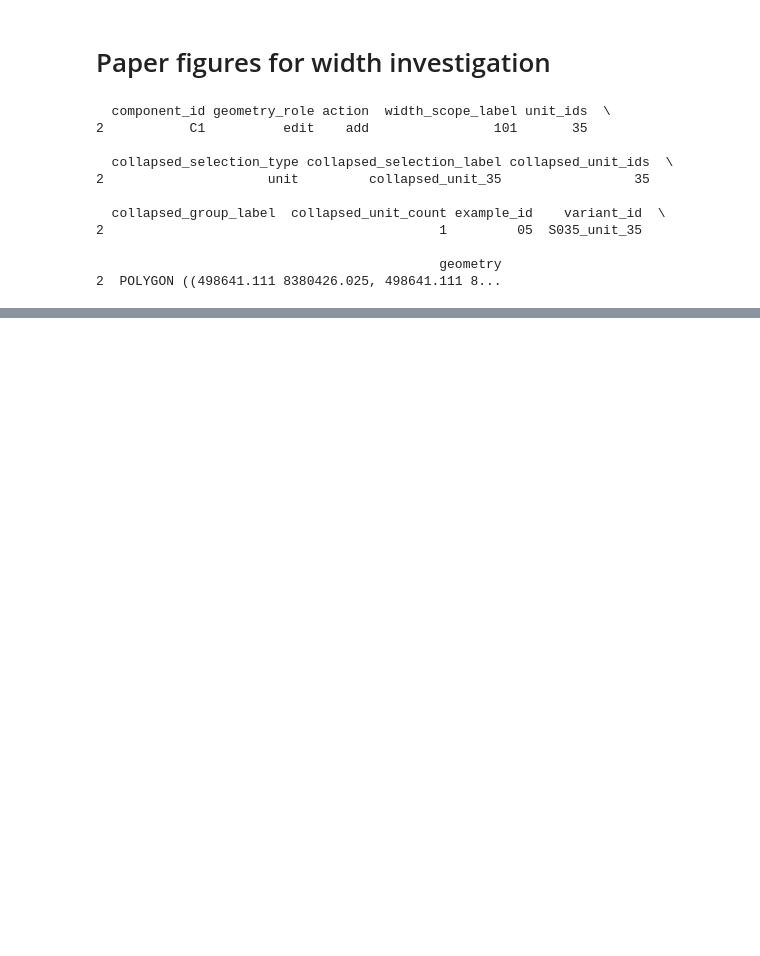
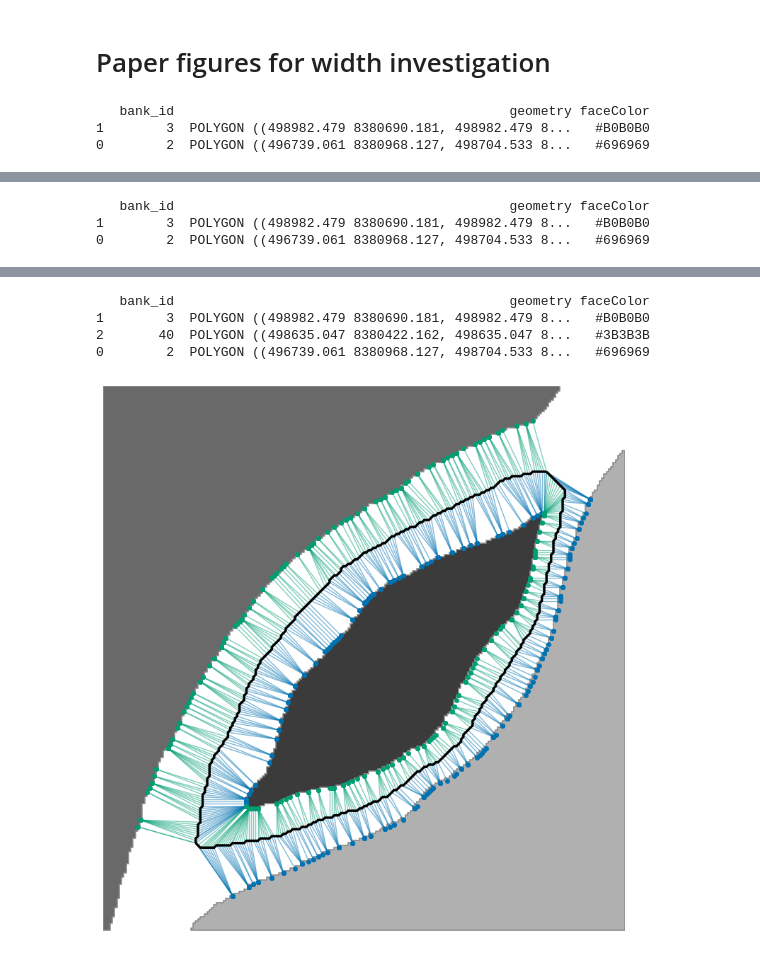
Before and after one commit to niekcde/river_hierarchy, a Jupyter notebook: RAPID/notebooks/width_investigation.ipynb, the cells around one changed output, grey strips where cells are left out. Cells and saved outputs as stored; diff of their text form; code cells hidden in the pictures; blank space fills up the shorter version.

```diff
--- a/RAPID/notebooks/width_investigation.ipynb
+++ b/RAPID/notebooks/width_investigation.ipynb
@@ -1045,21 +1045,34 @@ from shapely.geometry import box, shape
 
 
 
-def dt_view(state_dir, link_id, collapse = True):
+def dt_view(state_dir, link_ids, collapse=True,
+            bankColors = ['#B0B0B0', '#696969', '#3B3B3B']):
+
+    # Accept e.g. 103 or [103, 104, 105]
+    if np.isscalar(link_ids):
+        link_ids = [link_ids]
+    else:
+        link_ids = list(link_ids)
+
     manifest = json.loads((state_dir / "summary" / "variant_manifest.json").read_text())
     directed_links = gpd.read_file(manifest["output_paths"]["directed_links"])
     samples = pd.read_csv(state_dir / "widths" / "link_width_samples.csv")
     edit_geoms = gpd.read_file(manifest["output_paths"]["edit_geometries"])
 
-    link = directed_links.loc[directed_links["id_link"].eq(link_id)].copy()
-
+    link = directed_links.loc[directed_links["id_link"].isin(link_ids)].copy()
     s = (
-        samples.loc[samples["id_link"].eq(link_id)]
+        samples.loc[samples["id_link"].isin(link_ids)]
         .copy()
-        .sort_values("sample_index")
+        .sort_values(["id_link", "sample_index"])
         .reset_index(drop=True)
     )
     s_valid = s.loc[~s["width_invalid"].fillna(False)].iloc[::step].copy()
+
+    missing_ids = sorted(set(link_ids) - set(link["id_link"]))
+    if missing_ids:
+        raise ValueError(f"Link ID(s) not present in this variant: {missing_ids}")
+    if s_valid.empty:
+        raise ValueError(f"No valid width samples for link ID(s): {link_ids}")
 
     # AOI from current plot contents
     xs = np.r_[link.total_bounds[[0, 2]], s_valid["x"], s_valid["left_bank_x"], s_valid["right_bank_x"]]
@@ -1102,16 +1115,15 @@ def dt_view(state_dir, link_id, collapse = True):
     fig, ax = plt.subplots(figsize=(10, 10))
 
     # local bank polygons
-    bankColors = ['#B0B0B0', '#696969', '#3B3B3B', "#3C3C3C", "#2F2F2F", "#1F1F1F", "#0F0F0F"]
     if not banks.empty:
         banks['faceColor'] = bankColors[:banks.shape[0]]
+        print(banks)
         banks.plot(ax=ax, facecolor=banks['faceColor'], edgecolor="0.55", linewidth=1.2, zorder=1)
         # for row in banks.itertuples():
         #     pt = row.geometry.representative_point()
         #     ax.text(pt.x, pt.y, f"B{row.bank_id}", fontsize=10, color="white", zorder=5)
 
     if collapse == True:
-        print(collapsed_island)
         if not collapsed_island.empty:
             collapsed_island.plot(ax=ax, facecolor="#FF9D00", edgecolor="darkgoldenrod", alpha=0.35, zorder=1.5)
         #     for row in collapsed_island.itertuples():
@@ -1132,44 +1144,56 @@ def dt_view(state_dir, link_id, collapse = True):
     # sample and bank target points
     # ax.scatter(s_valid["x"], s_valid["y"], s=10, color="black", label="center samples", zorder=4)
     ax.scatter(s_valid["left_bank_x"], s_valid["left_bank_y"], s=16, color=width_colors[0], label="left bank targets", zorder=4)
     ax.scatter(s_valid["right_bank_x"], s_valid["right_bank_y"], s=16, color=width_colors[1], label="right bank targets", zorder=4)
 
     # for row in s_valid.itertuples():
     #     ax.text(row.x, row.y, str(row.sample_index), fontsize=6, color="black")
 
     ax.set_xlim(aoi.bounds[0], aoi.bounds[2])
     ax.set_ylim(aoi.bounds[1], aoi.bounds[3])
     ax.set_aspect("equal")
     # ax.set_title(f"{state_dir.parent.name} | link {link_id} | bank targets + local banks")
     ax.axis("off")
     # ax.legend()
     dirc = '/Users/6256481/Desktop/PhD_icloud/projecten/river_hierarchy/paper/figuren/methode/'
-    plt.savefig(dirc + f"width_metric_link_{link_id}_bank_targets_{collapse}.png", dpi=300, bbox_inches="tight")
+    link_label = "_".join(map(str, link_ids))
+    plt.savefig(
+        dirc + f"width_metric_links_{link_label}_bank_targets_{collapse}.png",
+        dpi=300,
+        bbox_inches="tight",
+    )
     plt.show()
 
 
 # /Volumes/PhD/river_hierarchy/network_variants/output/05_indep__anchored/states/S035_unit_35/variant/directed
 network = '05'
-nid = '035'
+
 unit = '35'
 dirc = f'/Volumes/PhD/river_hierarchy/network_variants/output/{network}_indep__anchored/states/'
+
+nid = '035'
 state_dir = Path(dirc + f"S{nid}_unit_{unit}/variant/")
 link_id = 102
 step = 1
-
 dt_view(state_dir, link_id, collapse = True)
 dt_view(state_dir, link_id, collapse = False)
+['#B0B0B0', '#696969', '#3B3B3B']
+nid = '000'
+state_dir = Path(dirc + f"S{nid}_base/variant/")
+link_id = [103, 104]
+step = 1
+dt_view(state_dir, link_id, collapse = False, bankColors = ['#B0B0B0', '#3B3B3B','#696969'])
 # %% [output]
-  component_id geometry_role action  width_scope_label unit_ids  \
-2           C1          edit    add                101       35
-
-  collapsed_selection_type collapsed_selection_label collapsed_unit_ids  \
-2                     unit         collapsed_unit_35                 35
-
-  collapsed_group_label  collapsed_unit_count example_id    variant_id  \
-2                                           1         05  S035_unit_35
-
-                                            geometry
-2  POLYGON ((498641.111 8380426.025, 498641.111 8...
+   bank_id                                           geometry faceColor
+1        3  POLYGON ((498982.479 8380690.181, 498982.479 8...   #B0B0B0
+0        2  POLYGON ((496739.061 8380968.127, 498704.533 8...   #696969
 [figure]
+   bank_id                                           geometry faceColor
+1        3  POLYGON ((498982.479 8380690.181, 498982.479 8...   #B0B0B0
+0        2  POLYGON ((496739.061 8380968.127, 498704.533 8...   #696969
 [figure]
+   bank_id                                           geometry faceColor
+1        3  POLYGON ((498982.479 8380690.181, 498982.479 8...   #B0B0B0
+2       40  POLYGON ((498635.047 8380422.162, 498635.047 8...   #3B3B3B
+0        2  POLYGON ((496739.061 8380968.127, 498704.533 8...   #696969
+[figure, added]
```
Also changed, not shown: 26 other files.
